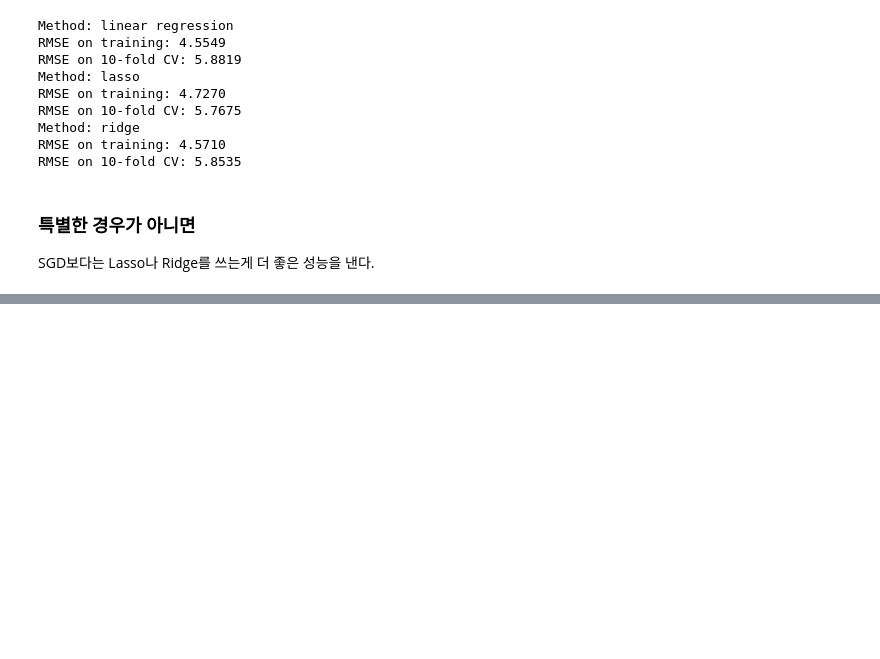
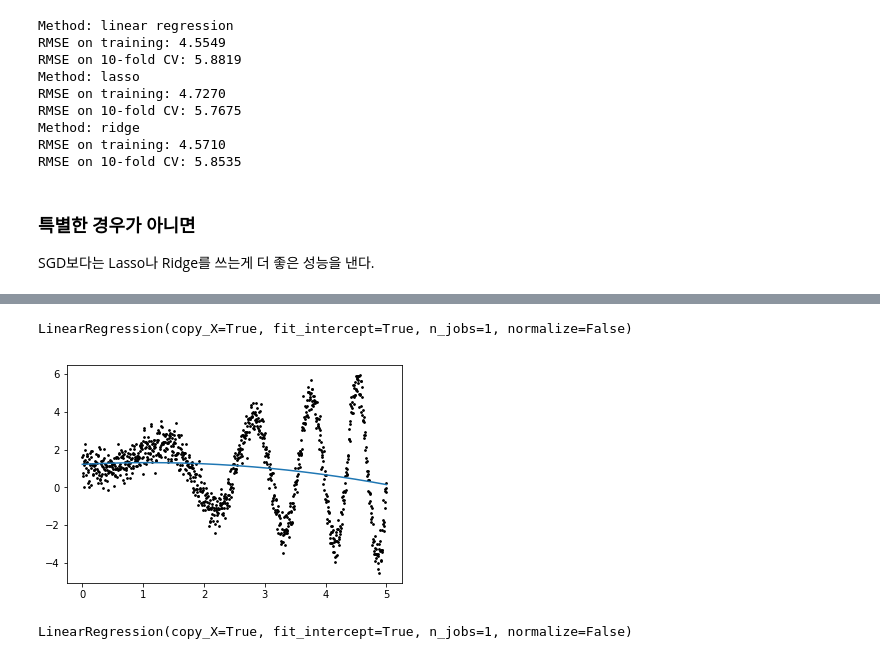
Before and after one commit to saanghyuk/ML-Study, a Jupyter notebook: ML_From_Scratch/Linear Regression Extended.ipynb, the cells around one changed output, grey strips where cells are left out. Cells and saved outputs as stored; diff of their text form; code cells hidden in the pictures; blank space fills up the shorter version.

```diff
--- a/ML_From_Scratch/Linear Regression Extended.ipynb
+++ b/ML_From_Scratch/Linear Regression Extended.ipynb
@@ -373,0 +425,6 @@ SGD보다는 Lasso나 Ridge를 쓰는게 더 좋은 성능을 낸다.
+# %%
+from sklearn.preprocessing import PolynomialFeatures
+
+poly_features = PolynomialFeatures(degree=2)
+X_poly = poly_features.fit_transform(X)
+X_poly[:10]
@@ -373,0 +442,11 @@ SGD보다는 Lasso나 Ridge를 쓰는게 더 좋은 성능을 낸다.
+# %%
+lr = LinearRegression()
+lr.fit(X_poly, y)
+# %% [output]
+LinearRegression(copy_X=True, fit_intercept=True, n_jobs=1, normalize=False)
+# %%
+plt.scatter(X.flatten(), y.flatten(), s=3, c='black')
+plt.plot(X.flatten(), lr.predict(X_poly).flatten())
+plt.show()
+# %% [output]
+[figure, added]
@@ -373,0 +458,5 @@ SGD보다는 Lasso나 Ridge를 쓰는게 더 좋은 성능을 낸다.
+# %%
+lr = LinearRegression()
+lr.fit(X_poly, y)
+# %% [output]
+LinearRegression(copy_X=True, fit_intercept=True, n_jobs=1, normalize=False)
```
Also changed, not shown: parts of 71 cells of this notebook, 1 other file.
